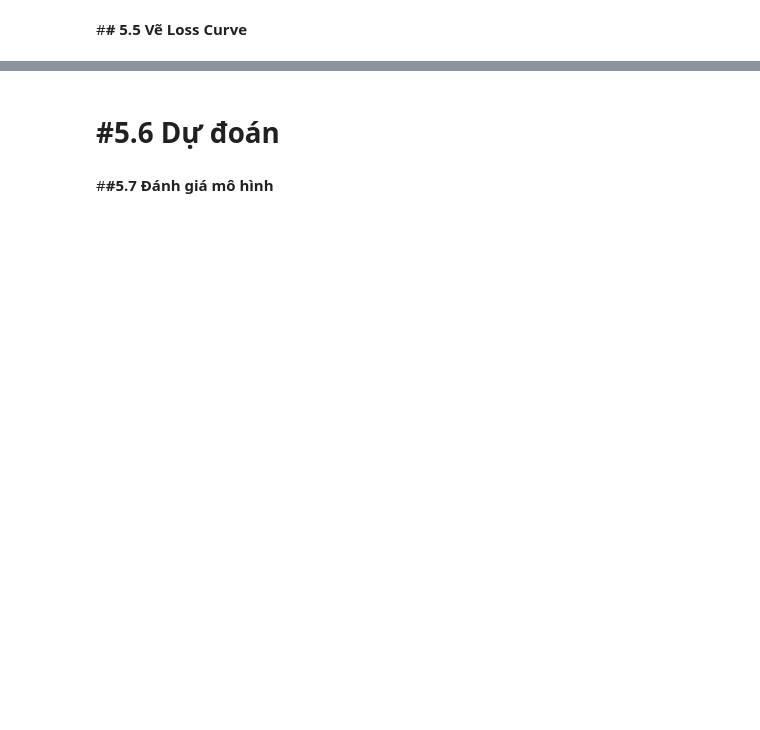
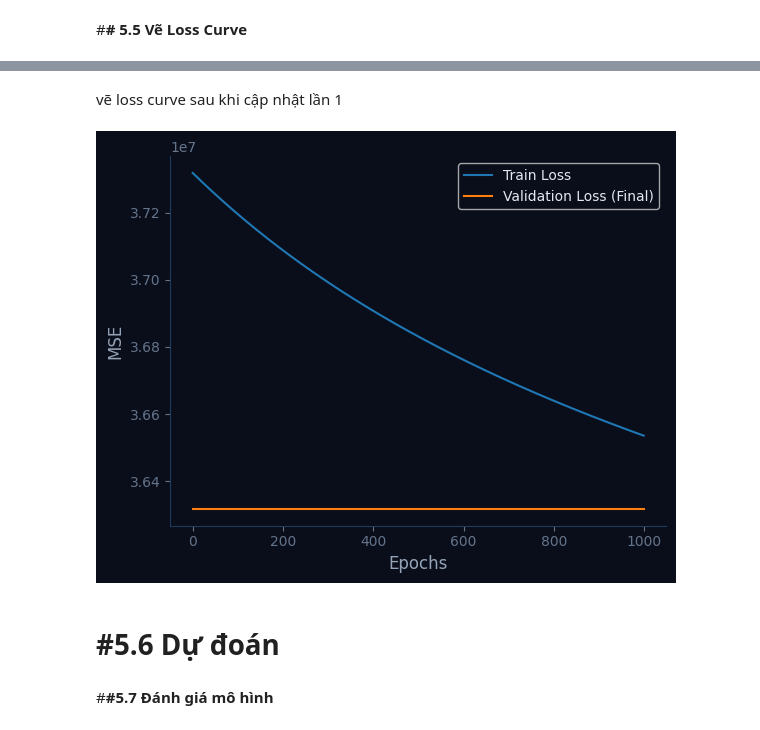
Before and after one commit to hoangchaulanbao/HocmayNC, a Jupyter notebook: btcn.ipynb, the cells around one changed output, grey strips where cells are left out. Saved outputs shown, nothing was run; the diff lists cells and outputs as text; code cells hidden in the pictures; blank space fills up the shorter version.

Commit message:
Created using Colab -điều chỉnh epochs

```diff
--- a/btcn.ipynb
+++ b/btcn.ipynb
@@ -705,3 +705,38 @@ plt.show()
+# %% [markdown]
+vẽ loss curve sau khi cập nhật lần 1
+# %%
+train_losses = []
+val_losses = []
+
+
+epochs = 1000
+
+X_val_b = X_test_b
+y_val = y_test_np
+
+
+theta_re, loss_history_re = gradient_descent(
+    X_train_b, y_train_np, theta, # Use y_train_np for the custom gradient descent
+    learning_rate=0.01,
+    epochs=epochs
+)
+
+
+train_losses = loss_history_re
+
+final_val_loss = compute_loss(X_val_b, y_val, theta_re)
+val_losses = [final_val_loss] * epochs # Fill with final loss for plotting alongside train history
+
+# Vẽ biểu đồ
+plt.plot(train_losses, label='Train Loss')
+
+plt.plot(val_losses, label='Validation Loss (Final)')
+plt.xlabel('Epochs')
+plt.ylabel('MSE')
+plt.legend()
+plt.show()
+# %% [output]
+[figure, added]
 # %% [markdown]
 # **#5.6 Dự đoán**
 # %%
```
Also changed, not shown: parts of 4 cells of this notebook.
